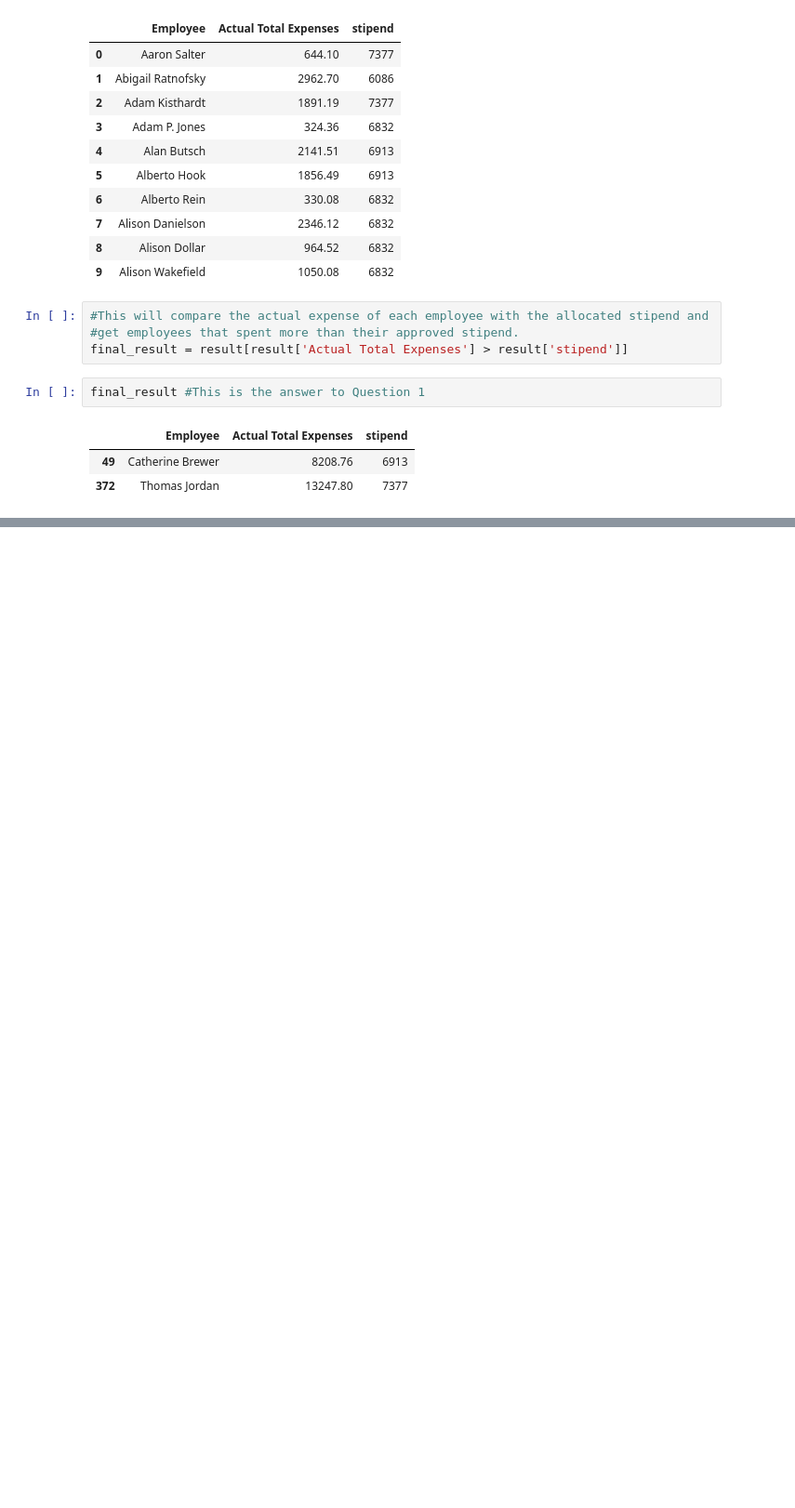
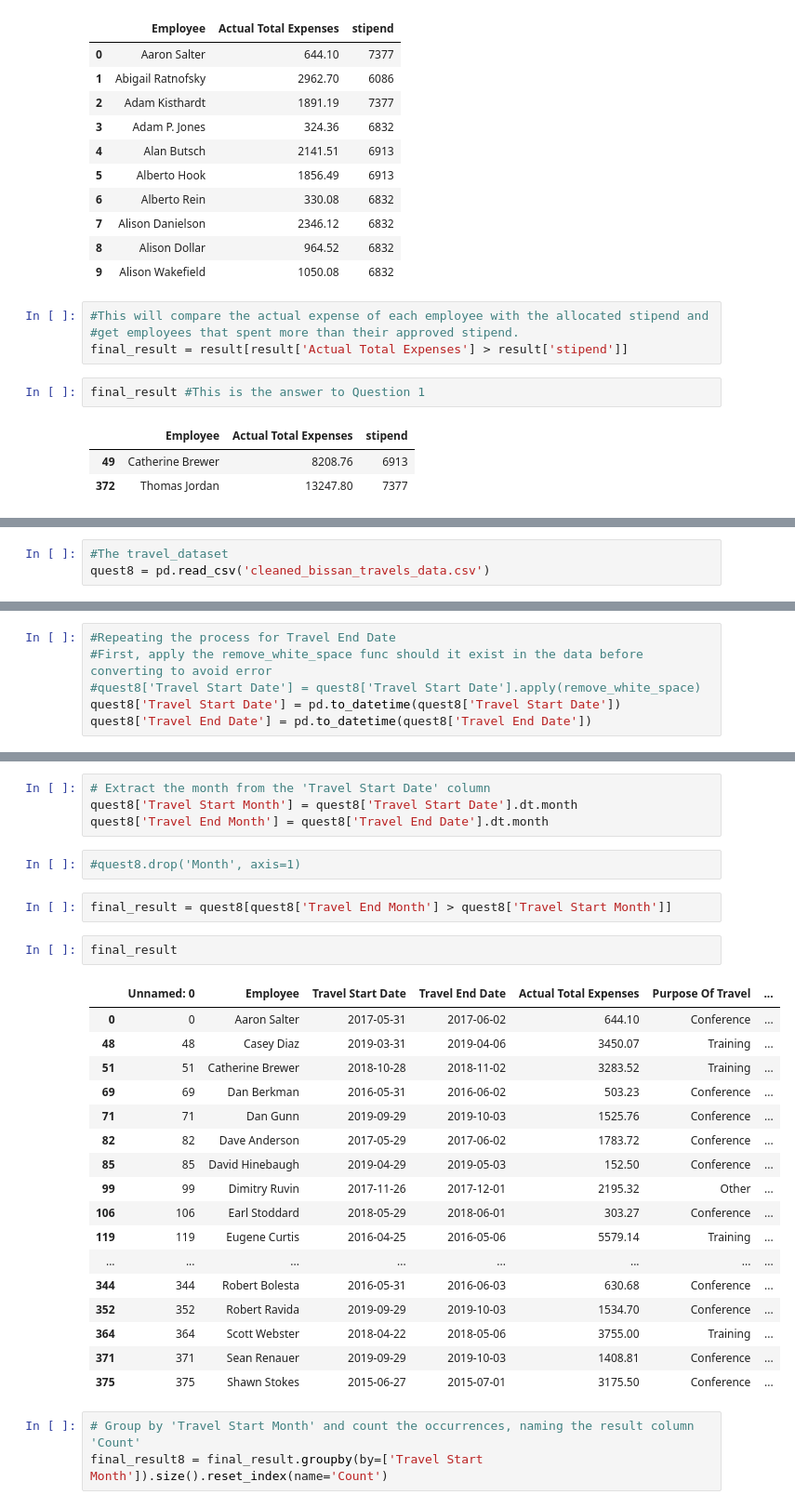
Before and after one commit to carewayo/data_cleaning_with_pandas, a Jupyter notebook: analysis.ipynb, the cells around one changed output, grey strips where cells are left out. Shown at 93% size. Cells and saved outputs as stored; diff of their text form; blank space fills up the shorter version.

```diff
--- a/analysis.ipynb
+++ b/analysis.ipynb
@@ -195,0 +743,3 @@ final_result #This is the answer to Question 1
+# %%
+#The travel_dataset
+quest8 = pd.read_csv('cleaned_bissan_travels_data.csv')
@@ -195,0 +764,6 @@ final_result #This is the answer to Question 1
+# %%
+#Repeating the process for Travel End Date
+#First, apply the remove_white_space func should it exist in the data before converting to avoid error
+#quest8['Travel Start Date'] = quest8['Travel Start Date'].apply(remove_white_space)
+quest8['Travel Start Date'] = pd.to_datetime(quest8['Travel Start Date'])
+quest8['Travel End Date'] = pd.to_datetime(quest8['Travel End Date'])
@@ -195,0 +788,31 @@ final_result #This is the answer to Question 1
+# %%
+# Extract the month from the 'Travel Start Date' column
+quest8['Travel Start Month'] = quest8['Travel Start Date'].dt.month
+quest8['Travel End Month'] = quest8['Travel End Date'].dt.month
+# %%
+#quest8.drop('Month', axis=1)
+# %%
+final_result = quest8[quest8['Travel End Month'] > quest8['Travel Start Month']]
+# %%
+final_result
+# %% [output]
+|  | Unnamed: 0 | Employee | Travel Start Date | Travel End Date | Actual Total Expenses | Purpose Of Travel | ... |
+| 0 | 0 | Aaron Salter | 2017-05-31 | 2017-06-02 | 644.10 | Conference | ... |
+| 48 | 48 | Casey Diaz | 2019-03-31 | 2019-04-06 | 3450.07 | Training | ... |
+| 51 | 51 | Catherine Brewer | 2018-10-28 | 2018-11-02 | 3283.52 | Training | ... |
+| 69 | 69 | Dan Berkman | 2016-05-31 | 2016-06-02 | 503.23 | Conference | ... |
+| 71 | 71 | Dan Gunn | 2019-09-29 | 2019-10-03 | 1525.76 | Conference | ... |
+| 82 | 82 | Dave Anderson | 2017-05-29 | 2017-06-02 | 1783.72 | Conference | ... |
+| 85 | 85 | David Hinebaugh | 2019-04-29 | 2019-05-03 | 152.50 | Conference | ... |
+| 99 | 99 | Dimitry Ruvin | 2017-11-26 | 2017-12-01 | 2195.32 | Other | ... |
+| 106 | 106 | Earl Stoddard | 2018-05-29 | 2018-06-01 | 303.27 | Conference | ... |
+| 119 | 119 | Eugene Curtis | 2016-04-25 | 2016-05-06 | 5579.14 | Training | ... |
+| ... | ... | ... | ... | ... | ... | ... | ... |
+| 344 | 344 | Robert Bolesta | 2016-05-31 | 2016-06-03 | 630.68 | Conference | ... |
+| 352 | 352 | Robert Ravida | 2019-09-29 | 2019-10-03 | 1534.70 | Conference | ... |
+| 364 | 364 | Scott Webster | 2018-04-22 | 2018-05-06 | 3755.00 | Training | ... |
+| 371 | 371 | Sean Renauer | 2019-09-29 | 2019-10-03 | 1408.81 | Conference | ... |
+| 375 | 375 | Shawn Stokes | 2015-06-27 | 2015-07-01 | 3175.50 | Conference | ... |
+# %%
+# Group by 'Travel Start Month' and count the occurrences, naming the result column 'Count'
+final_result8 = final_result.groupby(by=['Travel Start Month']).size().reset_index(name='Count')
```
Also changed, not shown: parts of 96 cells of this notebook, 3 other files.
